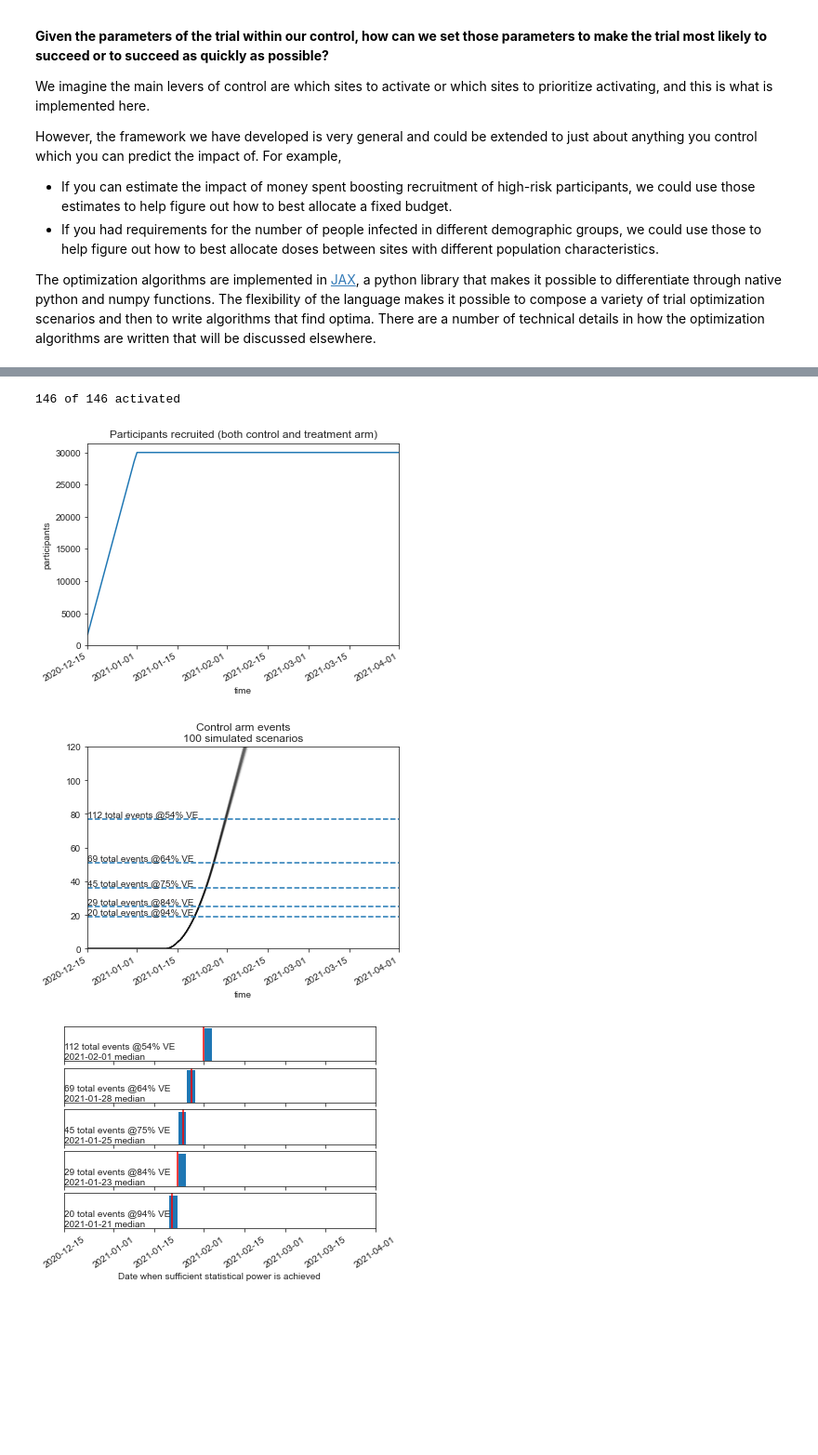
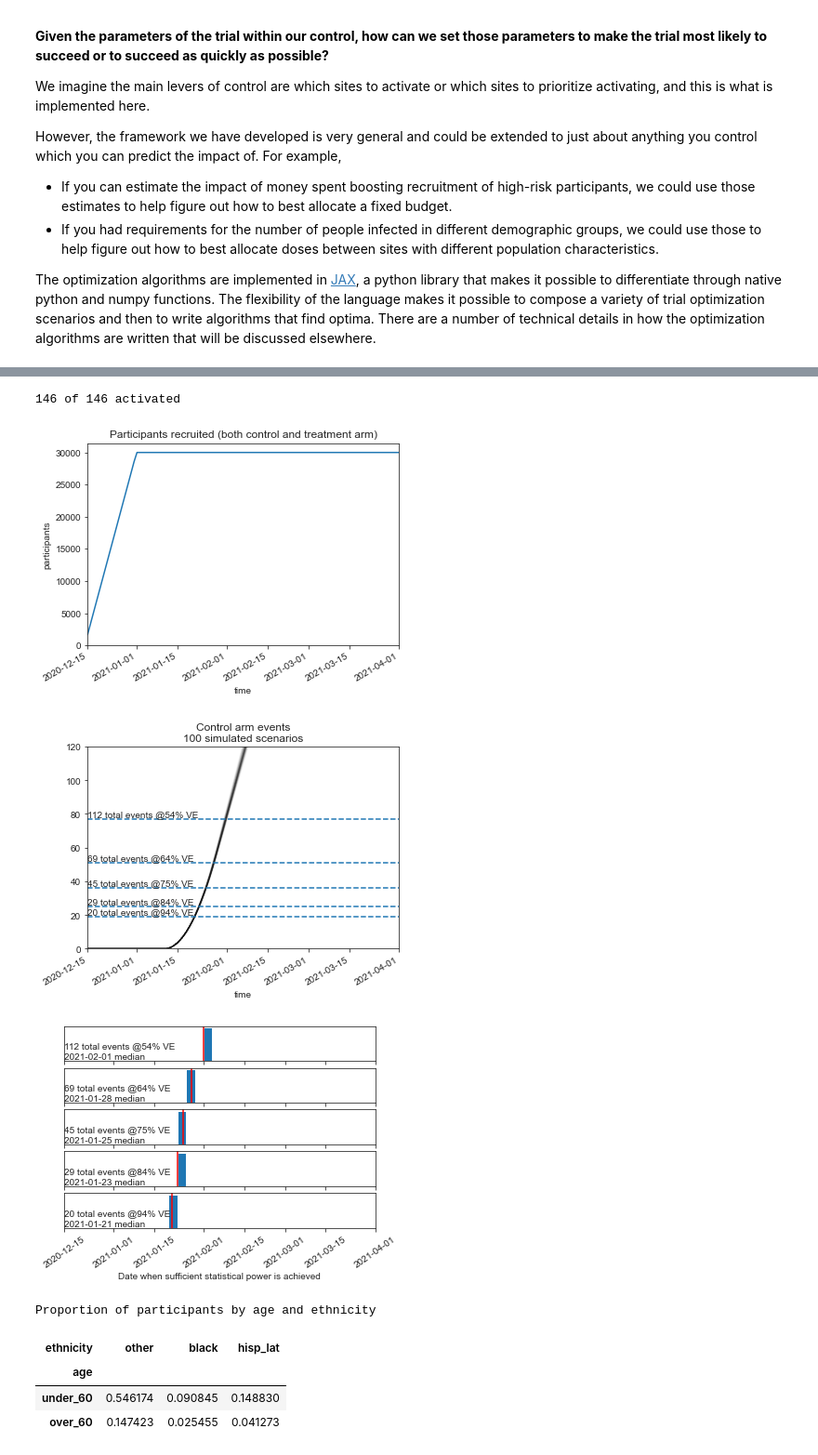
Before and after one commit to verilylifesciences/site-selection-tool, a Jupyter notebook: notebooks/trial_specification_demo.ipynb, the cells around one changed output, grey strips where cells are left out. Shown: that part at 93% size. Drawn from its saved outputs; the diff is of its cells as text; code cells hidden in the pictures; blank space fills up the shorter version.

```diff
--- a/notebooks/trial_specification_demo.ipynb
+++ b/notebooks/trial_specification_demo.ipynb
@@ -330,19 +331,27 @@ Now we can plot the activations for the resulting sites. Only a fraction (92/146
 # %%
 all_sites = c.location.values
 activated_sites = c.location.values[c.site_activation.mean('time') == 1]
 
 # Simulate the results with this activation scheme.
 print(f'\n\n{len(activated_sites)} of {len(all_sites)} activated')
 participants = sim.recruitment(c)
 events = sim.control_arm_events(c, participants, incidence_scenarios)
 plot_participants(participants)
 plot_events(events)
 plot_success(c, events)
+
+df = (participants.sum(['location', 'time', 'comorbidity']) / participants.sum()).to_pandas()
+display(df.style.set_caption('Proportion of participants by age and ethnicity'))
 # %% [output]
 146 of 146 activated
 [figure]
 [figure]
 [figure]
+Proportion of participants by age and ethnicity
+| ethnicity | other | black | hisp_lat |
+| age |  |  |  |
+| under_60 | 0.546174 | 0.090845 | 0.148830 |
+| over_60 | 0.147423 | 0.025455 | 0.041273 |
 # %%
 sim.add_stuff_to_ville(c, incidence_model, site_df, num_scenarios=100)
 !mkdir -p demo_output
```
Also changed, not shown: parts of 12 cells of this notebook, 3 other files.
